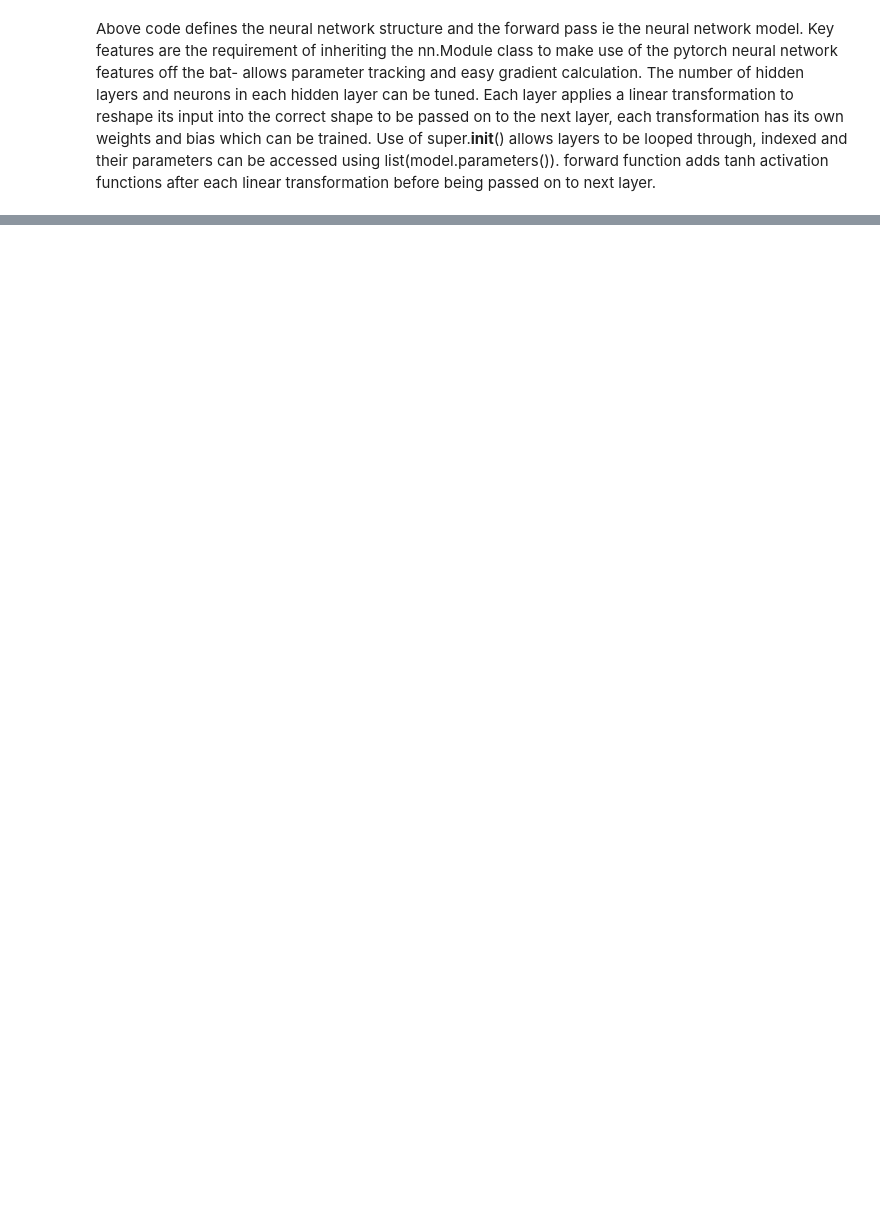
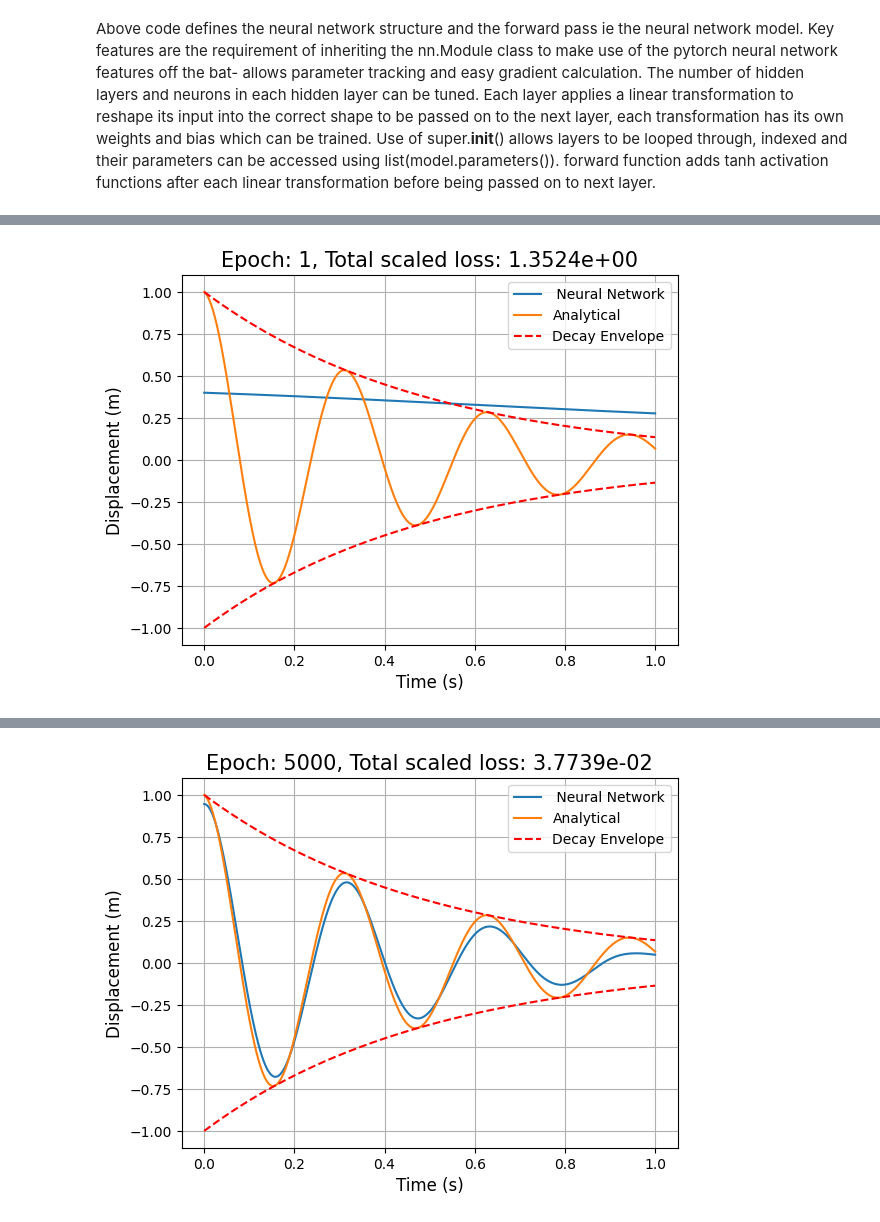
Before and after one commit to dakeerie/MSci-Project, a Jupyter notebook: Oscillator.ipynb, the cells around one changed output, grey strips where cells are left out. Cells and saved outputs as stored; diff of their text form; code cells hidden in the pictures; blank space fills up the shorter version.

```diff
--- a/Oscillator.ipynb
+++ b/Oscillator.ipynb
@@ -28,16 +28,19 @@ import matplotlib.pyplot as plt
 
 def analytical(time, gamma, omega_0, A):
     omega = np.sqrt(omega_0**2 - gamma**2)
-    return A*np.exp(-gamma*time)*np.cos(omega*time)
+    envelope = A*np.exp(-gamma*time)
+    return envelope*np.cos(omega*time), envelope
 
 #System parameters
-gamma = 1
-omega_0 = 2
+gamma = 2
+omega_0 = 20
 A = 1
 
-t_analytical = np.linspace(0, 1, 100)
+t_analytical = np.linspace(0, 1, 500)
 y_analytical = analytical(t_analytical, gamma, omega_0, A)
+t_tensor = t.tensor(t_analytical, dtype= t.float32, requires_grad=True).view(-1,1)
 t_initial = t.tensor(0., requires_grad=True).view(-1, 1) #t=0 tensor
-with t.no_grad():
-    print(t_initial)
+# with t.no_grad():
+#     print(t_initial, t_initial.shape)
+#     print(t_analytical, t_analytical.shape)
 # %% [output]
@@ -45,6 +48,6 @@ tensor([[0.]], grad_fn=<ViewBackward0>)
 # %%
 class Model(nn.Module): #to call nn.Module to inherit pytorch nn functionality
-    def __init__(self, in_channels, out_channels, hidden_channels, num_hidden_layers:int=2):
+    def __init__(self, in_channels, out_channels, hidden_channels, num_hidden_layers=2):
         #This function initialises the neural network, setting up the infrastructure to be used by forward
         #hidden_channels parameter is the number of neurons in each hidden layer
         super().__init__() #initialise nn.Module parent class first to use nn infrastructure
@@ -73,29 +76,52 @@ class Model(nn.Module): #to call nn.Module to inherit pytorch nn functionality
 Above code defines the neural network structure and the forward pass ie the neural network model. Key features are the requirement of inheriting the nn.Module class to make use of the pytorch neural network features off the bat- allows parameter tracking and easy gradient calculation. The number of hidden layers and neurons in each hidden layer can be tuned. Each layer applies a linear transformation to reshape its input into the correct shape to be passed on to the next layer, each transformation has its own weights and bias which can be trained. Use of super.__init__() allows layers to be looped through, indexed and their parameters can be accessed using list(model.parameters()). forward function adds tanh  activation functions after each linear transformation before being passed on to next layer.
 # %%
 #Next step is loss and optimiser
-learning_rate = 0.01
-model = Model(1, 1, 10)
-with t.no_grad():
-    for param in model.parameters():
-        print(param.shape, param[0]) #randomised weights and biases
+learning_rate = 1e-2
+model = Model(1, 1, 40)
+# with t.no_grad():
+#     for param in model.parameters():
+#         print(param.shape, param[0]) #randomised weights and biases
 optimiser = optim.Adam(model.parameters(), lr = learning_rate) #pass optimiser the trainable parameters
 
+number_iterations = 25000
+for epoch in range(number_iterations):
+    y_predictedIC = model(t_initial)
+    loss_y_IC = (t.squeeze(y_predictedIC) - A)**2 #start at maximum amplitude, squeeze returns input without
+    #specified dimensions of 1
 
+    dy_predictedIC = t.autograd.grad(y_predictedIC, t_initial, t.ones_like(y_predictedIC), create_graph=True)[0]
+    #above calculates the gradient of y_predicted wrt t_initial. t.ones_like gives vector of correct shape
+    #for vector jacobian product. ones_like gives direction of derivative and sums each derivative (1*y_1 + ... + 1*y_n).
+    #create_graph=True allows higher order derivatives to be created from this gradient object.
+    loss_dy_IC = (t.squeeze(dy_predictedIC) - 0)**2 #start with zero velocity
 
+    y_predicted = model(t_tensor)
+    dy_predicted = t.autograd.grad(y_predicted, t_tensor, t.ones_like(y_predicted), create_graph=True)[0]
+    d2y_predicted = t.autograd.grad(dy_predicted, t_tensor, t.ones_like(dy_predicted), create_graph=True)[0]
+    loss_y_sol = t.mean((d2y_predicted + 2*gamma*dy_predicted + omega_0**2*y_predicted)**2)
 
+    loss = loss_y_sol*1e-3 + loss_y_IC + loss_dy_IC*1e-1 #start with equal scalings but if one is much smaller than
+    #others then will effectively be ignored. Think about relative values of each loss and adjust accordingly.
+    #Print losses at different steps to check.
 
+    loss.backward()
+    optimiser.step()
+    optimiser.zero_grad()
 
-# number_iterations = 1000
-# for epoch in range(number_iterations):
-y_predicted = model(t_initial)
-loss_y_IC = (t.squeeze(y_predicted) - A)**2 #start at maximum amplitude, squeeze returns input without
-#specified dimensions of 1
-
-dy_predicted = t.autograd.grad(y_predicted, t_initial, t.ones_like(y_predicted), create_graph=True)[0]
-#above calculates the gradient of y_predicted wrt t_initial. t.ones_like gives vector of correct shape
-#for vector jacobian product. ones_like gives direction of derivative and sums each derivative (1*y_1 + ... + 1*y_n).
-#create_graph=True allows higher order derivatives to be created from this gradient object.
-loss_dy_IC = (t.squeeze(dy_predicted) - 0)**2 #start with zero velocity
-
-d2y_predicted = t.autograd.grad(dy_predicted, t_initial, t.ones_like(dy_predicted))[0]
+    if (epoch + 1) % 5000 == 0 or epoch == 0:
+        print(f"""Epoch: {epoch + 1} / {number_iterations}. Total scaled loss: {loss:.4e},
+                    y(0) loss: {loss_y_IC:.4e},
+                    y'(0) loss: {loss_dy_IC:.4e},
+                    physics loss: {loss_y_sol:.4e}""")
+        y_nn = model(t_tensor)
+        plt.plot(t_tensor.detach().numpy(), y_nn.detach().numpy(), label = ' Neural Network')
+        plt.plot(t_analytical, y_analytical[0], label = 'Analytical')
+        plt.plot(t_analytical, y_analytical[1], linestyle = '--', color = 'red', label = 'Decay Envelope')
+        plt.plot(t_analytical, -y_analytical[1], linestyle = '--', color = 'red')
+        plt.title(f'Epoch: {epoch + 1}, Total scaled loss: {loss:.4e}', fontsize = 15)
+        plt.xlabel('Time (s)', fontsize = 12)
+        plt.ylabel('Displacement (m)', fontsize = 12)
+        plt.grid()
+        plt.legend()
+        plt.show()
 # %% [output]
@@ -112,0 +132 @@ torch.Size([1]) tensor(-0.0398, requires_grad=True)
+[figure, added]
@@ -112,0 +137 @@ torch.Size([1]) tensor(-0.0398, requires_grad=True)
+[figure, added]
```
Also changed, not shown: parts of 2 cells of this notebook.
